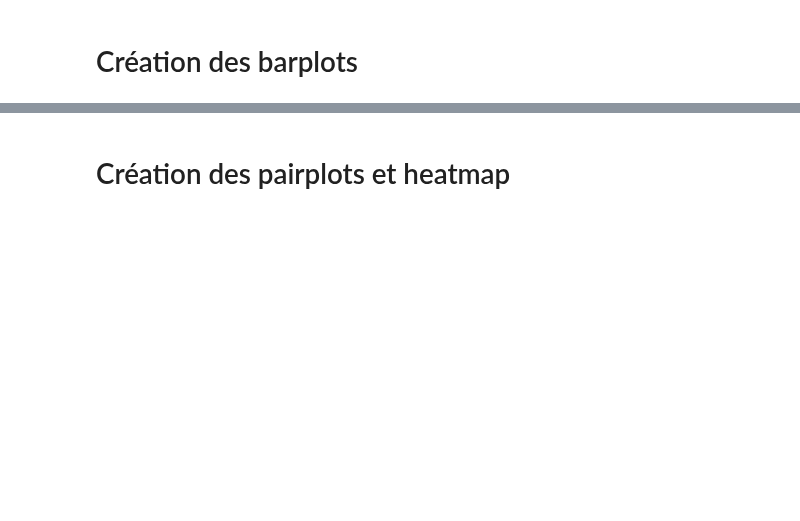
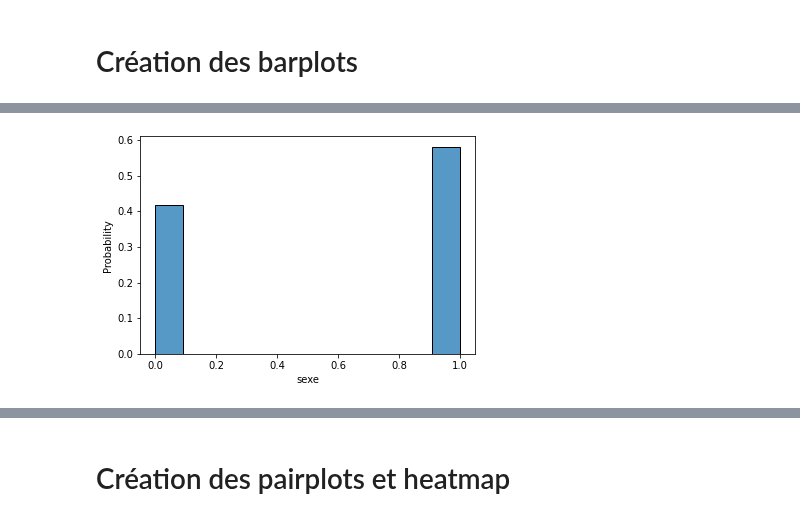
Before and after one commit to p-contamin/Prediction-de-l-activite-des-deputes-francais, a Jupyter notebook: 2. Data Viz/Graphiques de visualisation.ipynb, the cells around one changed output, grey strips where cells are left out. Saved outputs shown, nothing was run; the diff lists cells and outputs as text; code cells hidden in the pictures; blank space fills up the shorter version.

```diff
--- a/2. Data Viz/Graphiques de visualisation.ipynb
+++ b/2. Data Viz/Graphiques de visualisation.ipynb
@@ -23,0 +3,7 @@ Index(['nom', 'nom_de_famille', 'prenom', 'sexe', 'date_naissance',
+# %%
+import seaborn as sns
+import pandas as pd
+import matplotlib.pyplot as plt
+
+tab_final = pd.read_csv("/Users/louise/Documents/GitHub/projetpython/1. Rassemblement des données/tab_final.csv", ";")
+tab_final
@@ -49,3 +46,5 @@ AttributeError: 'OneHotEncoder' object has no attribute 'categories_'
 # %%
-sexe_depute = sns.histplot(data = deputes, x = "sexe", stat='probability')
+sexe_depute = sns.histplot(data = tab_final, x = "sexe", stat='probability')
+# %% [output]
+[figure, added]
 # %%
```
Also changed, not shown: parts of 11 cells of this notebook.
